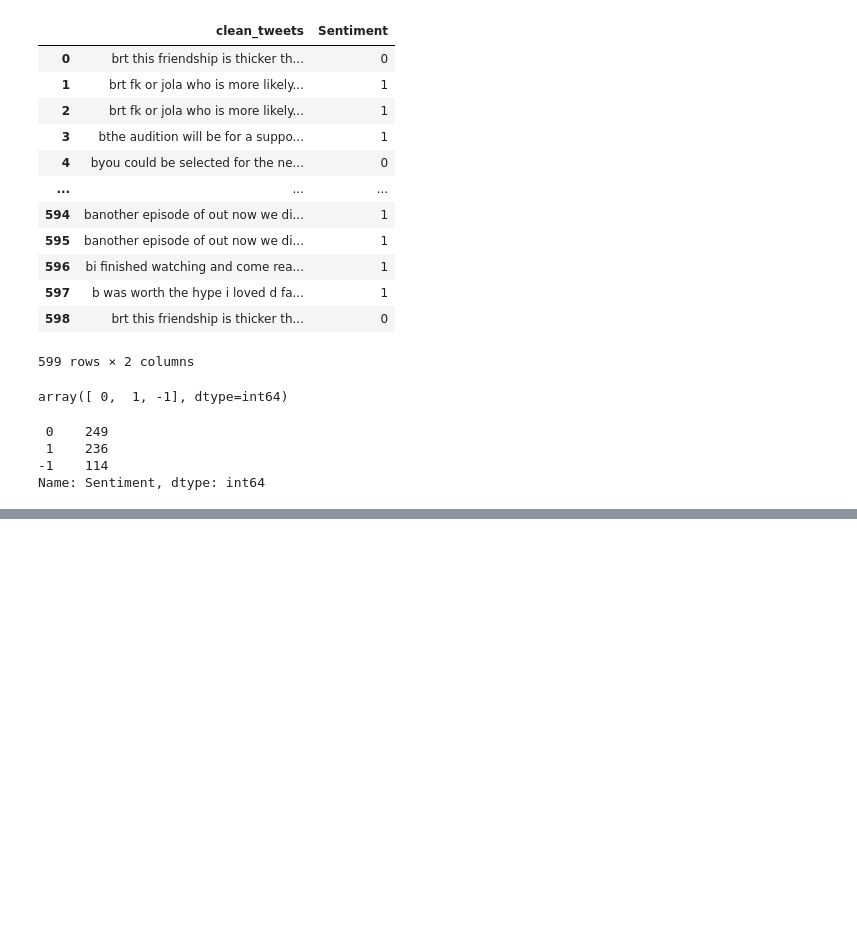
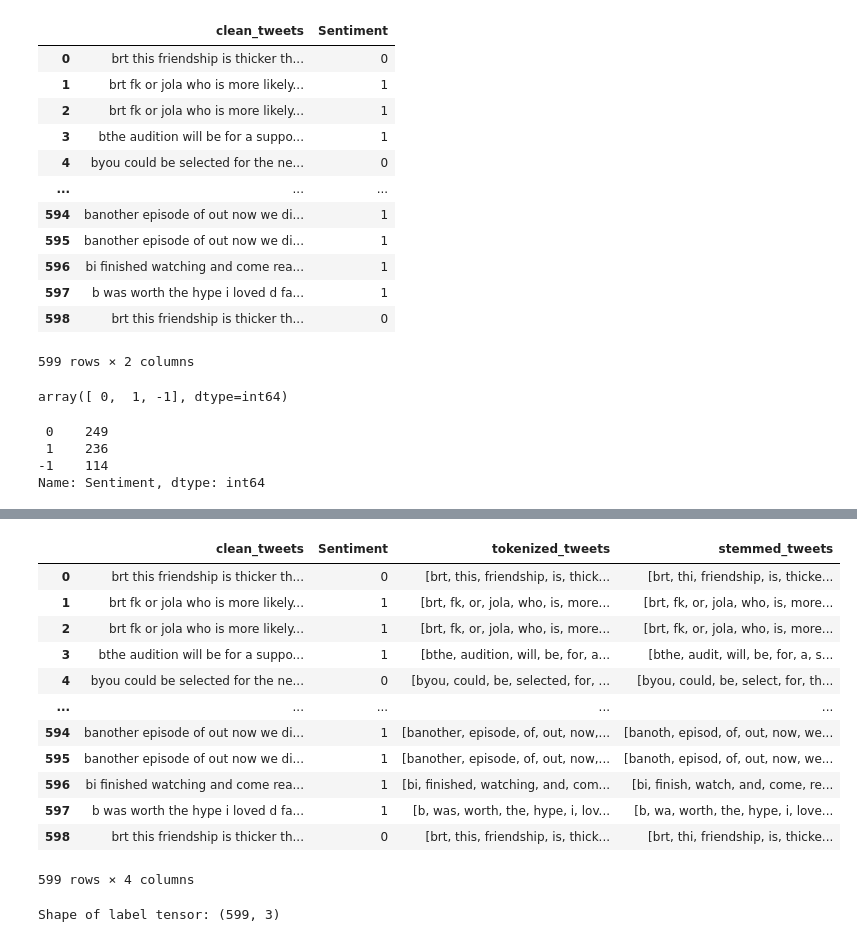
Before and after one commit to ochanyo/BloodSisters-An-Analysis-of-Netflix-s-African-Production, a Jupyter notebook: Notebooks/Data Understanding,Cleaning and Building a Model.ipynb, the cells around one changed output, grey strips where cells are left out. Drawn from its saved outputs; the diff is of its cells as text; code cells hidden in the pictures; blank space fills up the shorter version.

```diff
--- a/Notebooks/Data Understanding,Cleaning and Building a Model.ipynb
+++ b/Notebooks/Data Understanding,Cleaning and Building a Model.ipynb
@@ -270,0 +273,9 @@ Name: Sentiment, dtype: int64
+# %%
+#Start with tokenizing the tweets
+from nltk.tokenize import TweetTokenizer
+
+# Create a reference variable for Class TweetTokenizer
+tt = TweetTokenizer()
+data['tokenized_tweets'] = data['clean_tweets'].apply(tt.tokenize)
+data['tokenized_tweets'].head()
+data
@@ -270,0 +296,9 @@ Name: Sentiment, dtype: int64
+# %%
+#stemming the tweets
+import nltk
+st = nltk.PorterStemmer()
+def stemming_on_text(Data):
+    text = [st.stem(word) for word in Data]
+    return text
+data['stemmed_tweets']= data['tokenized_tweets'].apply(lambda x: stemming_on_text(x))
+data['stemmed_tweets'].head()
@@ -270,0 +400,18 @@ Name: Sentiment, dtype: int64
+# %%
+#obtaining data
+data
+#data is cleaned as in previous steps,tokenized and stemmed.
+# %% [output]
+|  | clean_tweets | Sentiment | tokenized_tweets | stemmed_tweets |
+| 0 | brt this friendship is thicker th... | 0 | [brt, this, friendship, is, thick... | [brt, thi, friendship, is, thicke... |
+| 1 | brt fk or jola who is more likely... | 1 | [brt, fk, or, jola, who, is, more... | [brt, fk, or, jola, who, is, more... |
+| 2 | brt fk or jola who is more likely... | 1 | [brt, fk, or, jola, who, is, more... | [brt, fk, or, jola, who, is, more... |
+| 3 | bthe audition will be for a suppo... | 1 | [bthe, audition, will, be, for, a... | [bthe, audit, will, be, for, a, s... |
+| 4 | byou could be selected for the ne... | 0 | [byou, could, be, selected, for, ... | [byou, could, be, select, for, th... |
+| ... | ... | ... | ... | ... |
+| 594 | banother episode of out now we di... | 1 | [banother, episode, of, out, now,... | [banoth, episod, of, out, now, we... |
+| 595 | banother episode of out now we di... | 1 | [banother, episode, of, out, now,... | [banoth, episod, of, out, now, we... |
+| 596 | bi finished watching and come rea... | 1 | [bi, finished, watching, and, com... | [bi, finish, watch, and, come, re... |
+| 597 | b was worth the hype i loved d fa... | 1 | [b, was, worth, the, hype, i, lov... | [b, wa, worth, the, hype, i, love... |
+| 598 | brt this friendship is thicker th... | 0 | [brt, this, friendship, is, thick... | [brt, thi, friendship, is, thicke... |
+599 rows × 4 columns
@@ -270,0 +420,6 @@ Name: Sentiment, dtype: int64
+# %%
+#one hot encoding the sentiment column
+Y = pd.get_dummies(data.Sentiment).values
+print('Shape of label tensor:', Y.shape)
+# %% [output]
+Shape of label tensor: (599, 3)
```
Also changed, not shown: parts of 32 cells of this notebook, 2 other files.
